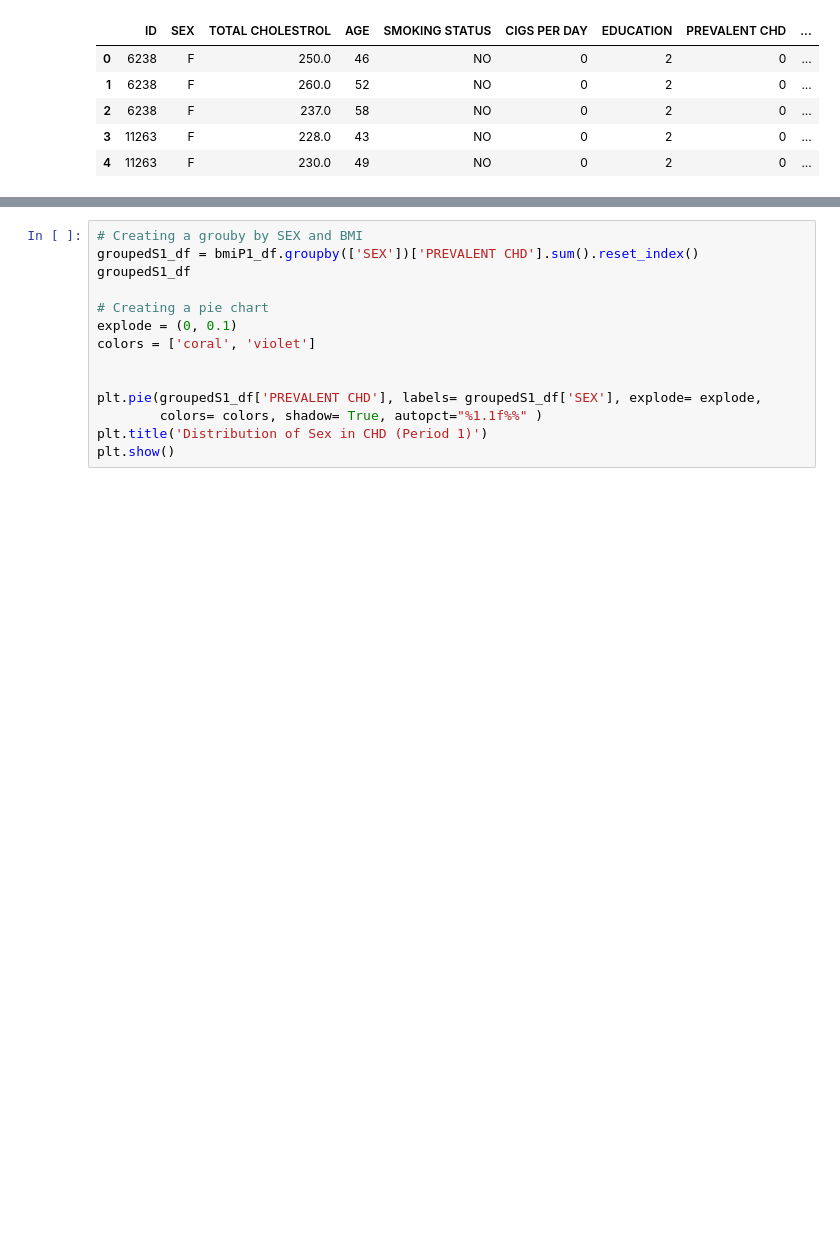
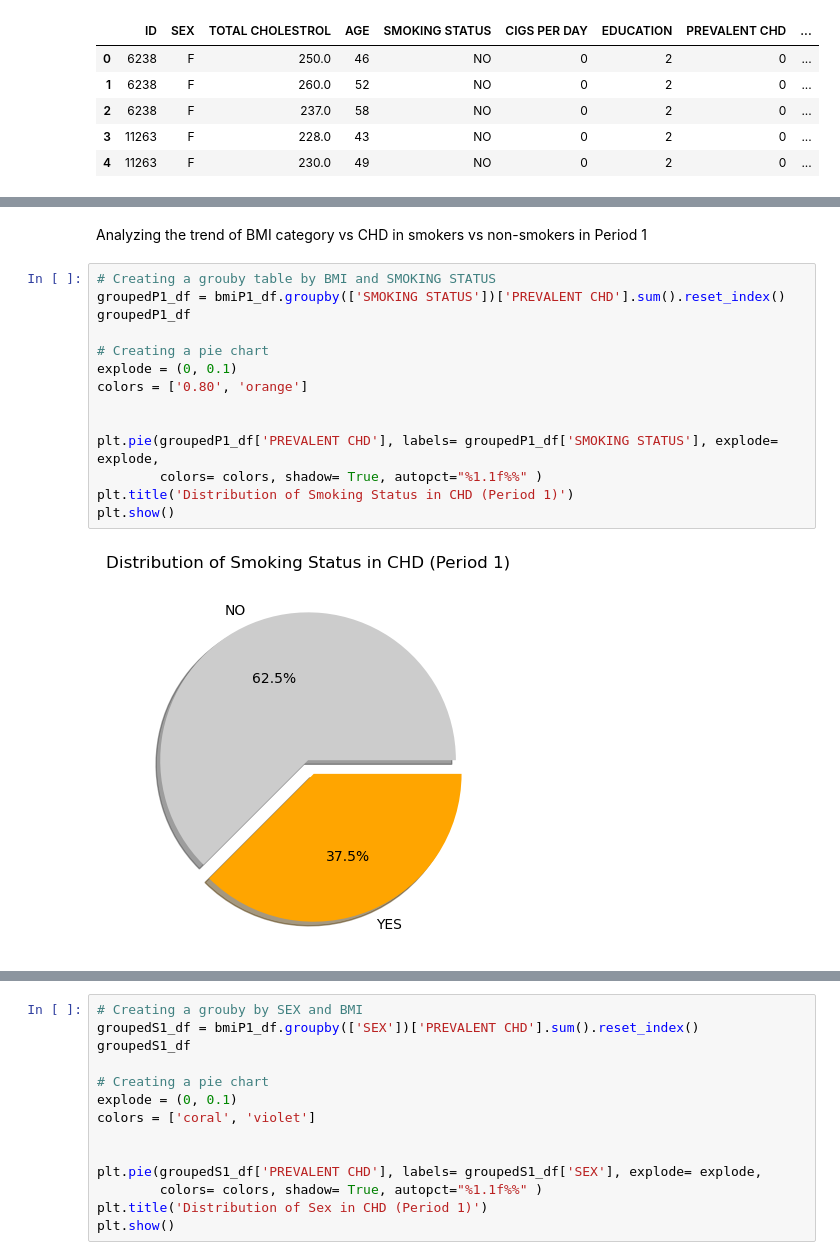
Before and after one commit to Yasmin-9/HeartInsights, a Jupyter notebook: yasmin/bmi.ipynb, the cells around one changed output, grey strips where cells are left out. Saved outputs shown, nothing was run; the diff lists cells and outputs as text; blank space fills up the shorter version.

```diff
--- a/yasmin/bmi.ipynb
+++ b/yasmin/bmi.ipynb
@@ -83,4 +101,22 @@ plt.title('Distrbution of BMI categories in CHD (Period 1)')
 plt.show()
 # %% [output]
 [figure]
+# %% [markdown]
+Analyzing the trend of BMI category vs CHD in smokers vs non-smokers in Period 1
+# %%
+# Creating a grouby table by BMI and SMOKING STATUS
+groupedP1_df = bmiP1_df.groupby(['SMOKING STATUS'])['PREVALENT CHD'].sum().reset_index()
+groupedP1_df
+
+# Creating a pie chart
+explode = (0, 0.1)
+colors = ['0.80', 'orange']
+
+
+plt.pie(groupedP1_df['PREVALENT CHD'], labels= groupedP1_df['SMOKING STATUS'], explode= explode,
+        colors= colors, shadow= True, autopct="%1.1f%%" )
+plt.title('Distribution of Smoking Status in CHD (Period 1)')
+plt.show()
+# %% [output]
+[figure, added]
 # %%
```
Also changed, not shown: parts of 22 cells of this notebook.
